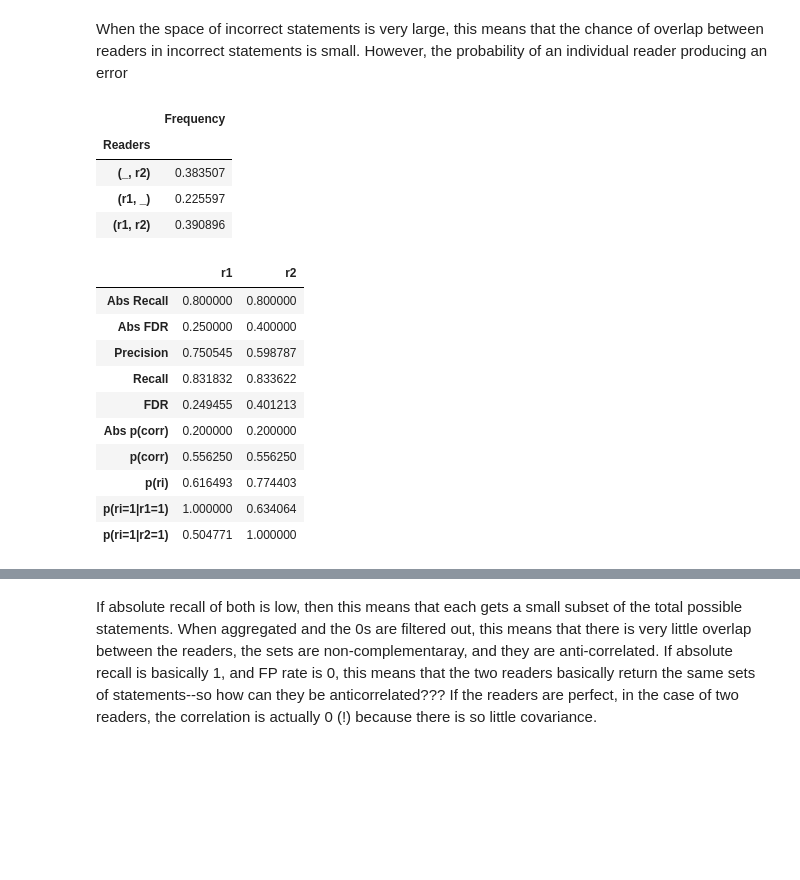
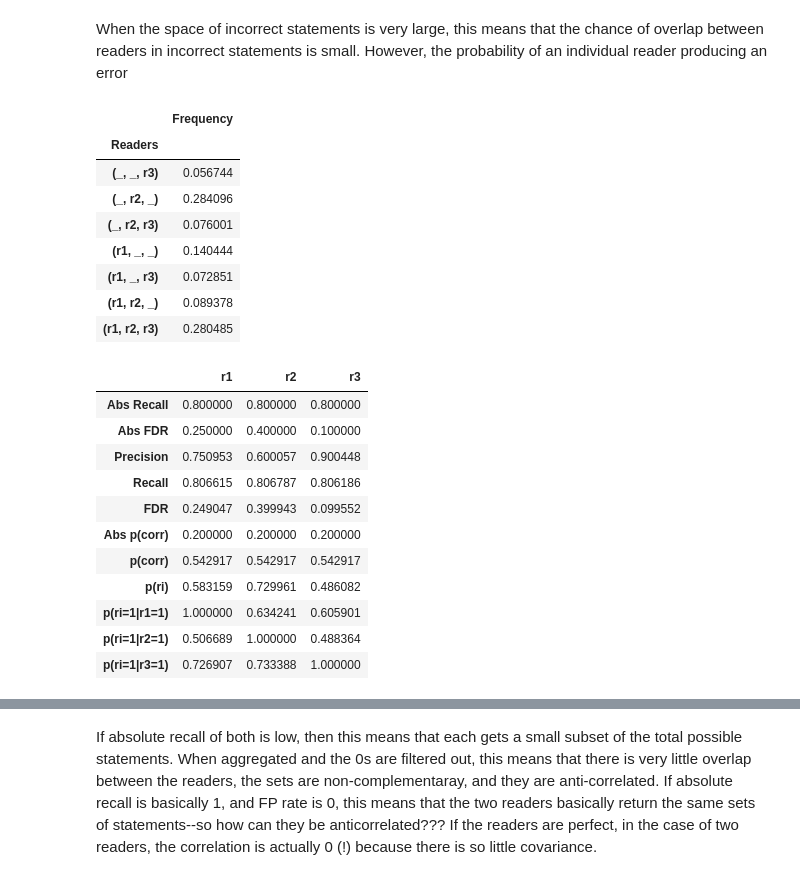
Before and after one commit to sorgerlab/indra_assembly_paper, a Jupyter notebook: notebooks/Belief Prediction.ipynb, the cells around one changed output, grey strips where cells are left out. Cells and saved outputs as stored; diff of their text form; code cells hidden in the pictures; blank space fills up the shorter version.

```diff
--- a/notebooks/Belief Prediction.ipynb
+++ b/notebooks/Belief Prediction.ipynb
@@ -677,34 +755,39 @@ def cond_probs(df):
 # to be correlated by both returning 1 for a high proportion of negatives
 sim = Simulator(0.2, 1000000, {'r1': (0.25, 0.8),
                                'r2': (0.4, 0.8),
-                               #'r3': (0.3, 0.4),
+                               'r3': (0.1, 0.8),
                              })
 df, full_df = sim.simulate()
 # %% [markdown]
 When the space of incorrect statements is very large, this means that the chance of overlap between readers in incorrect statements is small. However, the probability of an individual reader producing an error
 # %%
-sim_reader_freq, _ = get_reader_freq_from_curation(df, ['r1', 'r2'], )
+sim_reader_freq, _ = get_reader_freq_from_curation(df, ['r1', 'r2', 'r3'], )
 make_df(sim_reader_freq, 'Readers', 'Frequency')
 # %% [output]
 |  | Frequency |
 | Readers |  |
-| (_, r2) | 0.383507 |
-| (r1, _) | 0.225597 |
-| (r1, r2) | 0.390896 |
+| (_, _, r3) | 0.056744 |
+| (_, r2, _) | 0.284096 |
+| (_, r2, r3) | 0.076001 |
+| (r1, _, _) | 0.140444 |
+| (r1, _, r3) | 0.072851 |
+| (r1, r2, _) | 0.089378 |
+| (r1, r2, r3) | 0.280485 |
 # %%
 sim.summarize(df)
 # %% [output]
-|  | r1 | r2 |
-| Abs Recall | 0.800000 | 0.800000 |
-| Abs FDR | 0.250000 | 0.400000 |
-| Precision | 0.750545 | 0.598787 |
-| Recall | 0.831832 | 0.833622 |
-| FDR | 0.249455 | 0.401213 |
-| Abs p(corr) | 0.200000 | 0.200000 |
-| p(corr) | 0.556250 | 0.556250 |
-| p(ri) | 0.616493 | 0.774403 |
-| p(ri=1|r1=1) | 1.000000 | 0.634064 |
-| p(ri=1|r2=1) | 0.504771 | 1.000000 |
+|  | r1 | r2 | r3 |
+| Abs Recall | 0.800000 | 0.800000 | 0.800000 |
+| Abs FDR | 0.250000 | 0.400000 | 0.100000 |
+| Precision | 0.750953 | 0.600057 | 0.900448 |
+| Recall | 0.806615 | 0.806787 | 0.806186 |
+| FDR | 0.249047 | 0.399943 | 0.099552 |
+| Abs p(corr) | 0.200000 | 0.200000 | 0.200000 |
+| p(corr) | 0.542917 | 0.542917 | 0.542917 |
+| p(ri) | 0.583159 | 0.729961 | 0.486082 |
+| p(ri=1|r1=1) | 1.000000 | 0.634241 | 0.605901 |
+| p(ri=1|r2=1) | 0.506689 | 1.000000 | 0.488364 |
+| p(ri=1|r3=1) | 0.726907 | 0.733388 | 1.000000 |
 # %%
 sim.joint_probs(df)
 # %% [output]
```
Also changed, not shown: parts of 76 cells of this notebook.
